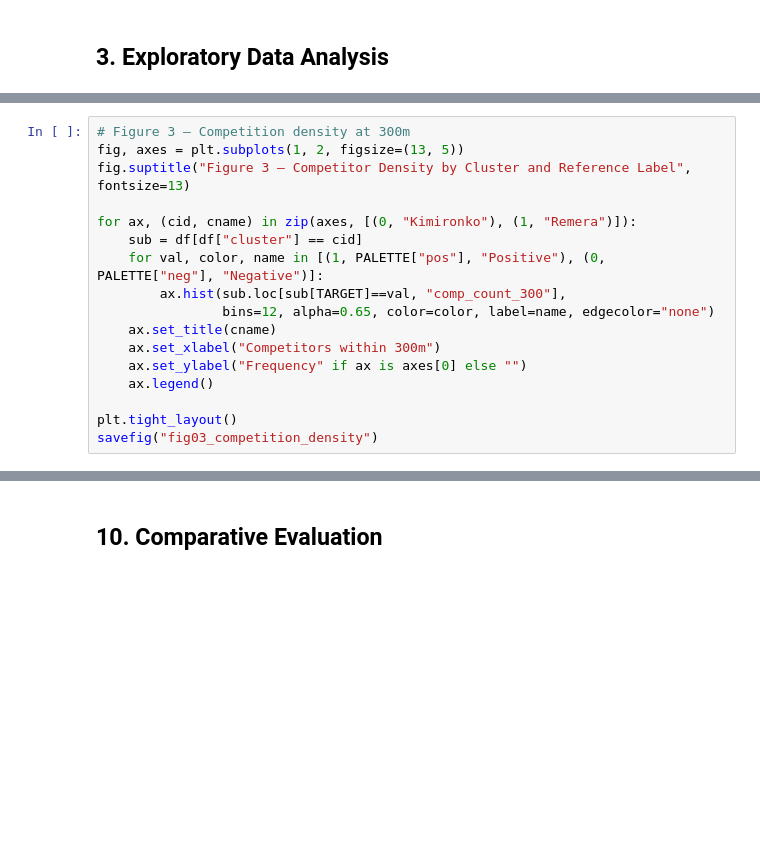
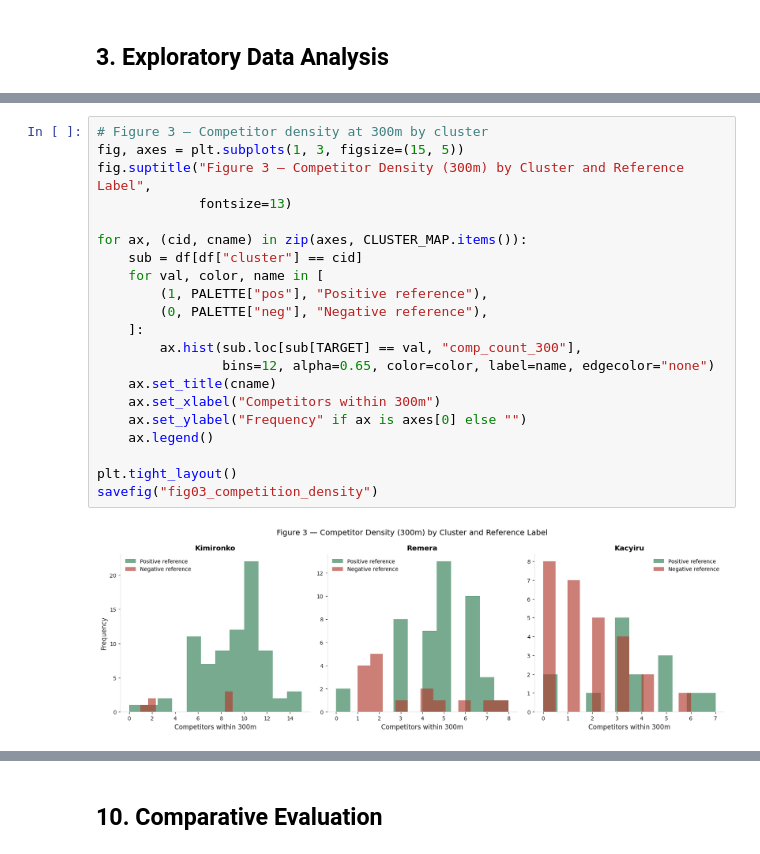
Before and after one commit to Alliance-D/Business-Spatial-suitability-recommendation-backend, a Jupyter notebook: backend/ml/KigaliSite_Model_Notebook.ipynb, the cells around one changed output, grey strips where cells are left out. Cells and saved outputs as stored; diff of their text form; blank space fills up the shorter version.

```diff
--- a/backend/ml/KigaliSite_Model_Notebook.ipynb
+++ b/backend/ml/KigaliSite_Model_Notebook.ipynb
@@ -253,19 +316,25 @@ for col, title in windows:
 # %%
-# Figure 3 — Competition density at 300m
-fig, axes = plt.subplots(1, 2, figsize=(13, 5))
-fig.suptitle("Figure 3 — Competitor Density by Cluster and Reference Label", fontsize=13)
+# Figure 3 — Competitor density at 300m by cluster
+fig, axes = plt.subplots(1, 3, figsize=(15, 5))
+fig.suptitle("Figure 3 — Competitor Density (300m) by Cluster and Reference Label",
+             fontsize=13)
 
-for ax, (cid, cname) in zip(axes, [(0, "Kimironko"), (1, "Remera")]):
+for ax, (cid, cname) in zip(axes, CLUSTER_MAP.items()):
     sub = df[df["cluster"] == cid]
-    for val, color, name in [(1, PALETTE["pos"], "Positive"), (0, PALETTE["neg"], "Negative")]:
-        ax.hist(sub.loc[sub[TARGET]==val, "comp_count_300"],
+    for val, color, name in [
+        (1, PALETTE["pos"], "Positive reference"),
+        (0, PALETTE["neg"], "Negative reference"),
+    ]:
+        ax.hist(sub.loc[sub[TARGET] == val, "comp_count_300"],
                 bins=12, alpha=0.65, color=color, label=name, edgecolor="none")
     ax.set_title(cname)
     ax.set_xlabel("Competitors within 300m")
     ax.set_ylabel("Frequency" if ax is axes[0] else "")
     ax.legend()
 
 plt.tight_layout()
 savefig("fig03_competition_density")
+# %% [output]
+[figure, added]
 # %%
 # Figure 4 — Proximity features
```
Also changed, not shown: parts of 51 cells of this notebook, 1 other file.
